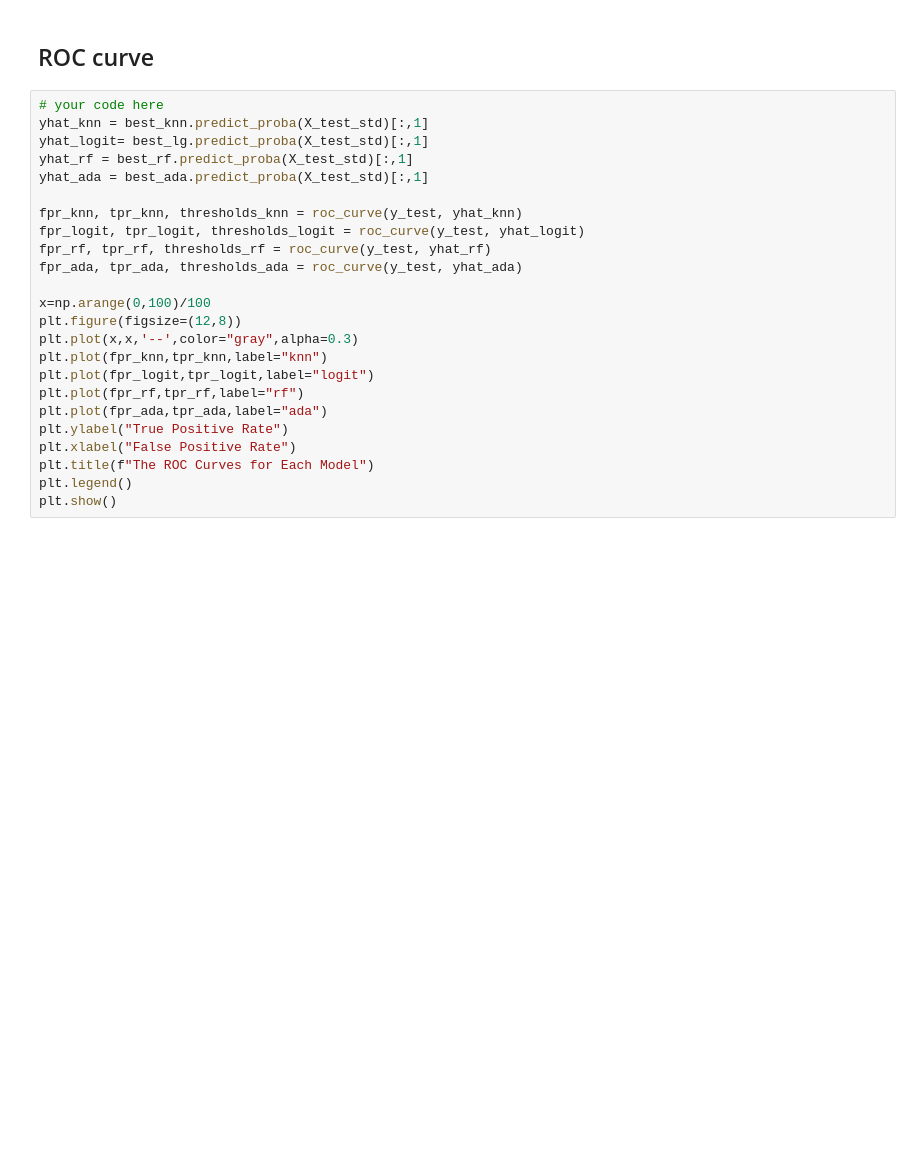
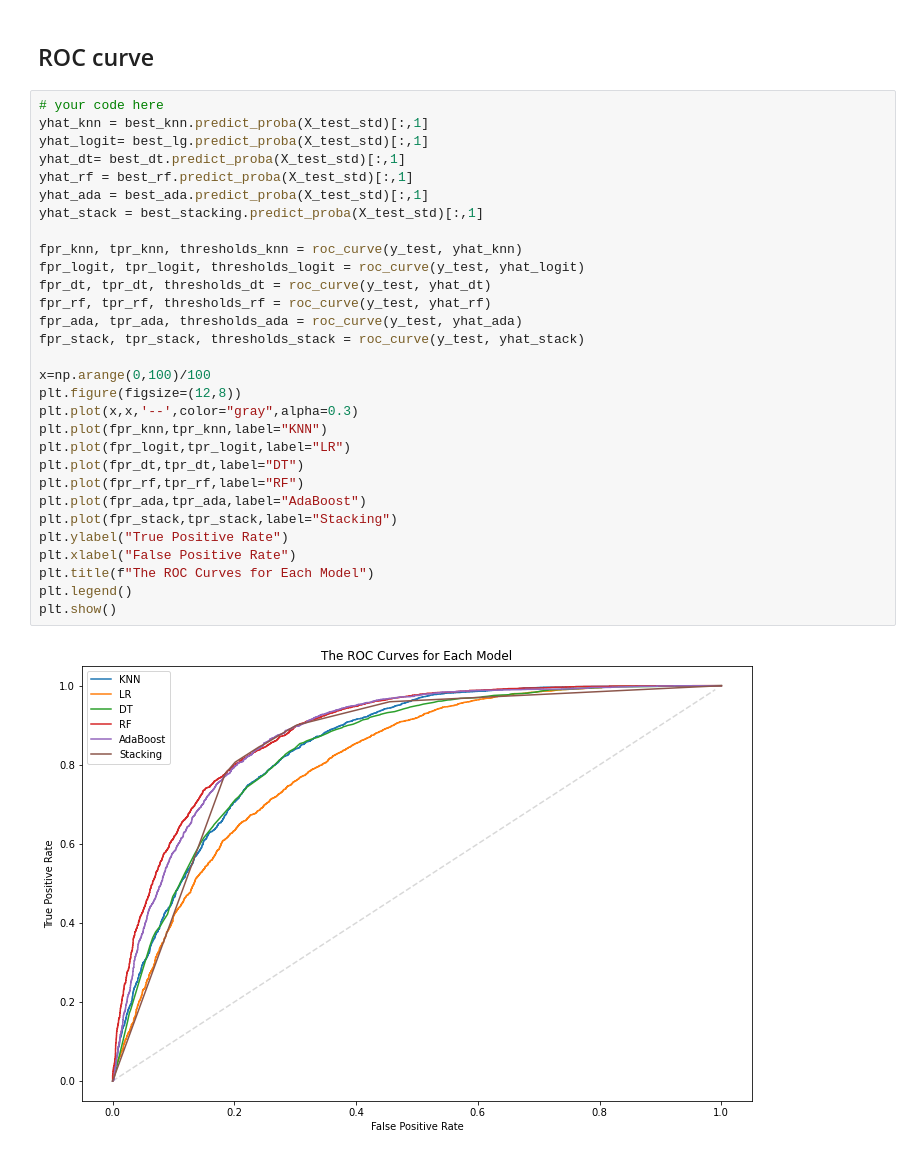
Before and after one commit to miaowu128/Spotify_Song_Hit_Prediction, a Jupyter notebook: 209 project.ipynb, the cells around one changed output. Drawn from its saved outputs; the diff is of its cells as text; blank space fills up the shorter version.

```diff
--- a/209 project.ipynb
+++ b/209 project.ipynb
@@ -908,24 +978,32 @@ for i, (name, model) in enumerate(models.items()):
 # %%
 # your code here
 yhat_knn = best_knn.predict_proba(X_test_std)[:,1]
 yhat_logit= best_lg.predict_proba(X_test_std)[:,1]
+yhat_dt= best_dt.predict_proba(X_test_std)[:,1]
 yhat_rf = best_rf.predict_proba(X_test_std)[:,1]
 yhat_ada = best_ada.predict_proba(X_test_std)[:,1]
+yhat_stack = best_stacking.predict_proba(X_test_std)[:,1]
 
 fpr_knn, tpr_knn, thresholds_knn = roc_curve(y_test, yhat_knn)
 fpr_logit, tpr_logit, thresholds_logit = roc_curve(y_test, yhat_logit)
+fpr_dt, tpr_dt, thresholds_dt = roc_curve(y_test, yhat_dt)
 fpr_rf, tpr_rf, thresholds_rf = roc_curve(y_test, yhat_rf)
 fpr_ada, tpr_ada, thresholds_ada = roc_curve(y_test, yhat_ada)
+fpr_stack, tpr_stack, thresholds_stack = roc_curve(y_test, yhat_stack)
 
 x=np.arange(0,100)/100
 plt.figure(figsize=(12,8))
 plt.plot(x,x,'--',color="gray",alpha=0.3)
-plt.plot(fpr_knn,tpr_knn,label="knn")
-plt.plot(fpr_logit,tpr_logit,label="logit")
-plt.plot(fpr_rf,tpr_rf,label="rf")
-plt.plot(fpr_ada,tpr_ada,label="ada")
+plt.plot(fpr_knn,tpr_knn,label="KNN")
+plt.plot(fpr_logit,tpr_logit,label="LR")
+plt.plot(fpr_dt,tpr_dt,label="DT")
+plt.plot(fpr_rf,tpr_rf,label="RF")
+plt.plot(fpr_ada,tpr_ada,label="AdaBoost")
+plt.plot(fpr_stack,tpr_stack,label="Stacking")
 plt.ylabel("True Positive Rate")
 plt.xlabel("False Positive Rate")
 plt.title(f"The ROC Curves for Each Model")
 plt.legend()
 plt.show()
+# %% [output]
+[figure, added]
```
Also changed, not shown: parts of 8 cells of this notebook.
